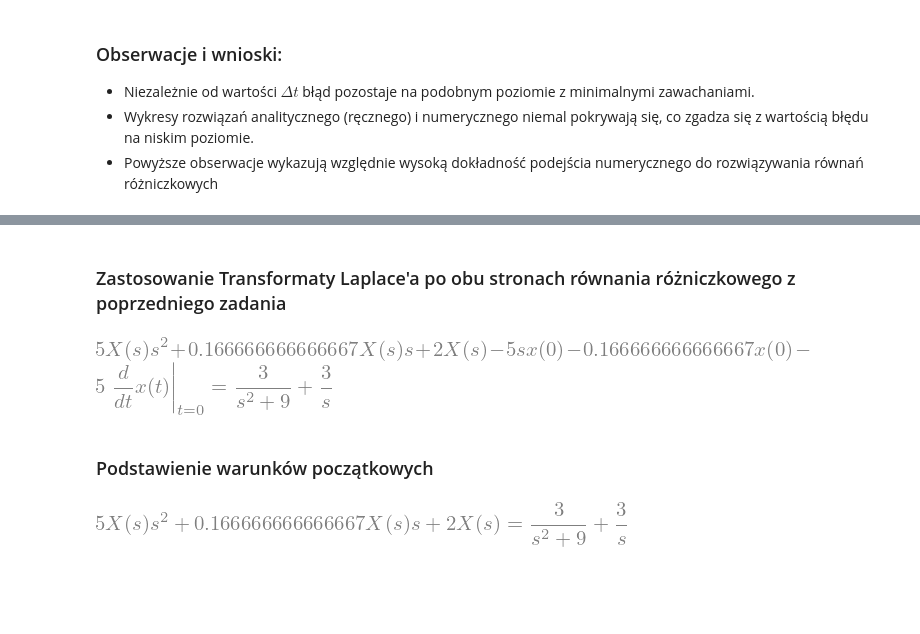
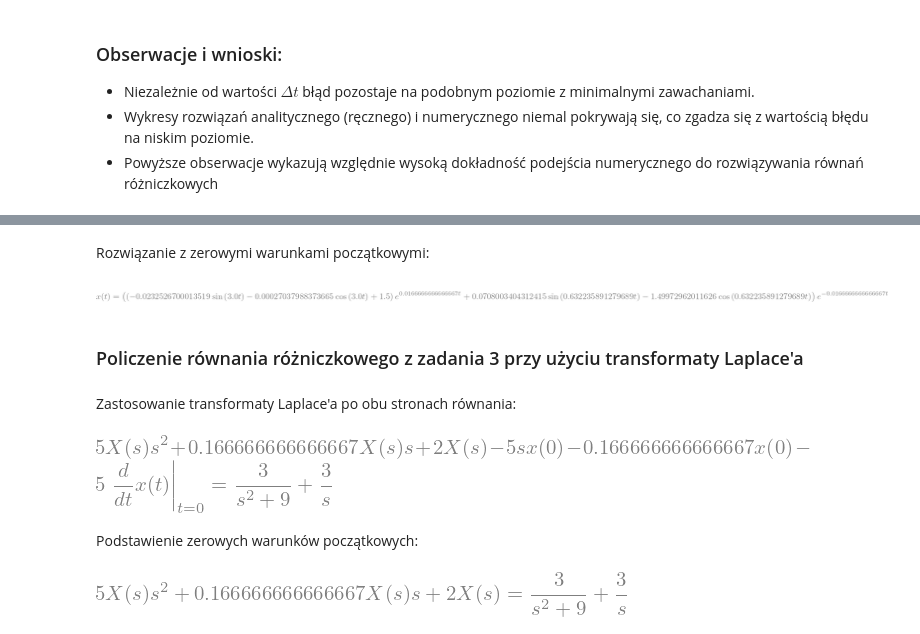
Before and after one commit to iwonieevo/TR-Projekt, a Jupyter notebook: main.ipynb, the cells around one changed output, grey strips where cells are left out. Drawn from its saved outputs; the diff is of its cells as text; code cells hidden in the pictures; blank space fills up the shorter version.

```diff
--- a/main.ipynb
+++ b/main.ipynb
@@ -279,5 +292,13 @@ plt.show()
+# %% [markdown]
+Rozwiązanie z zerowymi warunkami początkowymi:
+# %%
+sp.dsolve(diff_eq, x_t, ics={x_t.subs(t, 0): 0, x_t.diff(t).subs(t, 0): 0}).simplify()
+# %% [output]
+[figure, added]
+# %% [markdown]
+### Policzenie równania różniczkowego z zadania 3 przy użyciu transformaty Laplace'a
 # %% [markdown]
-### Zastosowanie Transformaty Laplace'a po obu stronach równania różniczkowego z poprzedniego zadania
+Zastosowanie transformaty Laplace'a po obu stronach równania:
 # %%
 laplace_eq = sp.Eq(sp.laplace_transform(diff_eq.lhs, t, s, noconds=True), sp.laplace_transform(diff_eq.rhs, t, s, noconds=True))
 X_s = sp.Symbol('X(s)')
@@ -286,7 +307,7 @@ laplace_eq
 # %% [output]
 [figure]
 # %% [markdown]
-### Podstawienie warunków początkowych
+Podstawienie zerowych warunków początkowych:
 # %%
 init_conds = {x_t.subs(t, 0): 0, x_t.diff(t).subs(t, 0): 0}
 laplace_eq = laplace_eq.subs(init_conds)
```
Also changed, not shown: parts of 28 cells of this notebook.
